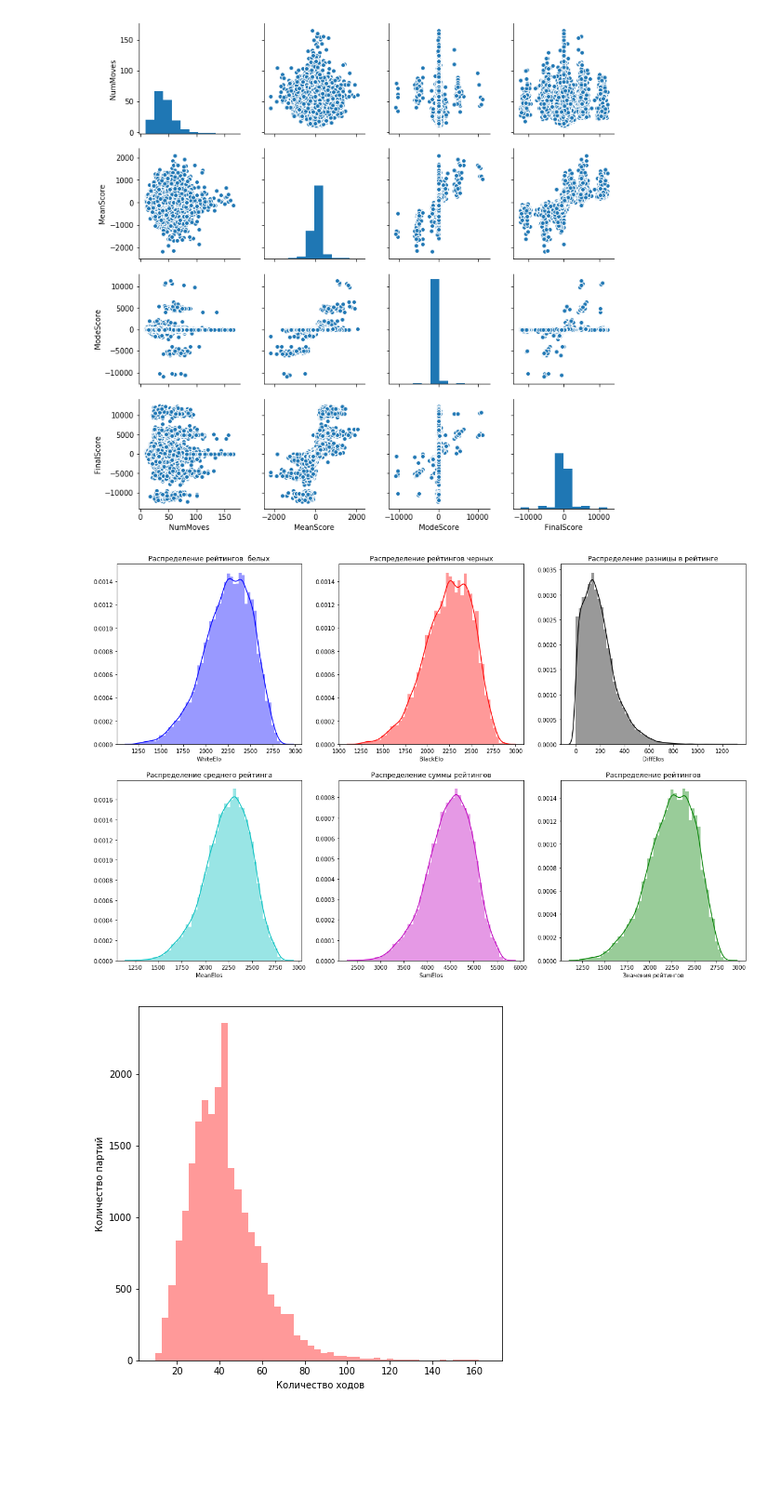
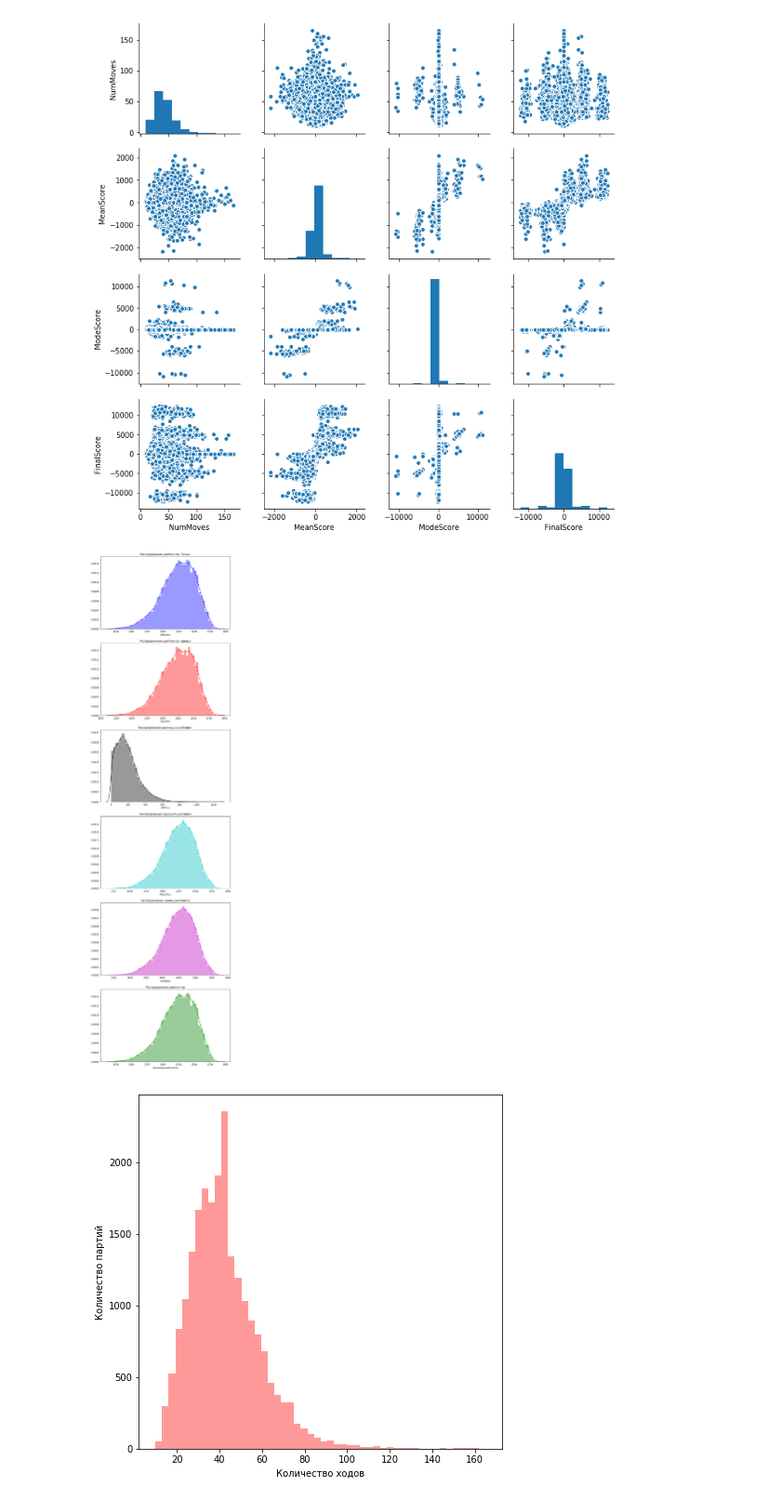
Before and after one commit to polinarod/PredictingRaitings, a Jupyter notebook: exploring.ipynb, the cells around one changed output. Shown: that part at 93% size. Drawn from its saved outputs; the diff is of its cells as text; code cells hidden in the pictures; blank space fills up the shorter version.

```diff
--- a/exploring.ipynb
+++ b/exploring.ipynb
@@ -7,7 +7,7 @@ import seaborn as sns
 # %% [markdown]
 #### Обучать модели можно по отдельным elo, по разнице и среднему
 # %%
-elos = pd.read_csv(r'C:\Users\Asus\PredictingRaitings\data\elos.csv')
+elos = pd.read_csv(r'C:\Users\Asus\PredictingRatings\data\elos.csv')
 elos['MeanElos']=elos.mean(axis=1).astype(int)
 elos['DiffElos']=abs(elos.WhiteElo-elos.BlackElo).astype(int)
 # сумма рейтингов задает общее качество партии
@@ -46,7 +46,7 @@ elos.shape
 # %% [output]
 (22434, 5)
 # %%
-games= pd.read_csv(r'C:\Users\Asus\PredictingRaitings\data\games.csv')
+games= pd.read_csv(r'C:\Users\Asus\PredictingRatings\data\games.csv')
 games.Moves=games.Moves.str.replace(' ','').str.replace('[','').str.replace(']','').str.replace(',',' ')
 games.Scores=games.Scores.str.replace(' ','').str.replace('[','').str.replace(']','').str.replace(',',' ')
 games.Scores=games.Scores.apply(lambda x: list(map(int,x.split())))
@@ -280,37 +282,37 @@ sns.pairplot(games)
 <seaborn.axisgrid.PairGrid at 0x...>
 [figure]
 # %%
-fig=plt.figure(figsize=(20,20))
+fig=plt.figure(figsize=(10,40))
 
-ax1=plt.subplot(3,3,1)
+ax1=plt.subplot(6,1,1)
 sns.distplot(elos.WhiteElo,color='b')
 ax1.set_title('Распределение рейтингов  белых')
 
-ax2=plt.subplot(3,3,2)
+ax2=plt.subplot(6,1,2)
 sns.distplot(elos.BlackElo,color='r')
 ax2.set_title('Распределение рейтингов черных')
 
-ax3=plt.subplot(3,3,3)
+ax3=plt.subplot(6,1,3)
 sns.distplot(elos.DiffElos,color='k')
 ax3.set_title('Распределение разницы в рейтинге')
 
-ax4=plt.subplot(3,3,4)
+ax4=plt.subplot(6,1,4)
 sns.distplot(elos.MeanElos,color='c')
 ax4.set_title('Распределение среднего рейтинга')
 
-ax5=plt.subplot(3,3,5)
+ax5=plt.subplot(6,1,5)
 sns.distplot(elos.SumElos,color='m')
 ax5.set_title('Распределение суммы рейтингов')
 
 allElos=elos.WhiteElo
 allElos.append(elos.BlackElo)
-ax6=plt.subplot(3,3,6)
+ax6=plt.subplot(6,1,6)
 sns.distplot(allElos,color='g')
 ax6.set_title('Распределение рейтингов')
 ax6.set_xlabel("Значения рейтингов")
 plt.show()
 # %% [output]
-[figure, old version]
+[figure, new version]
 # %%
 fig=plt.figure(figsize=(7,7))
 sns.distplot(games.NumMoves,color='r',kde=False)
```
Also changed, not shown: parts of 2 cells of this notebook, 2 other files.
